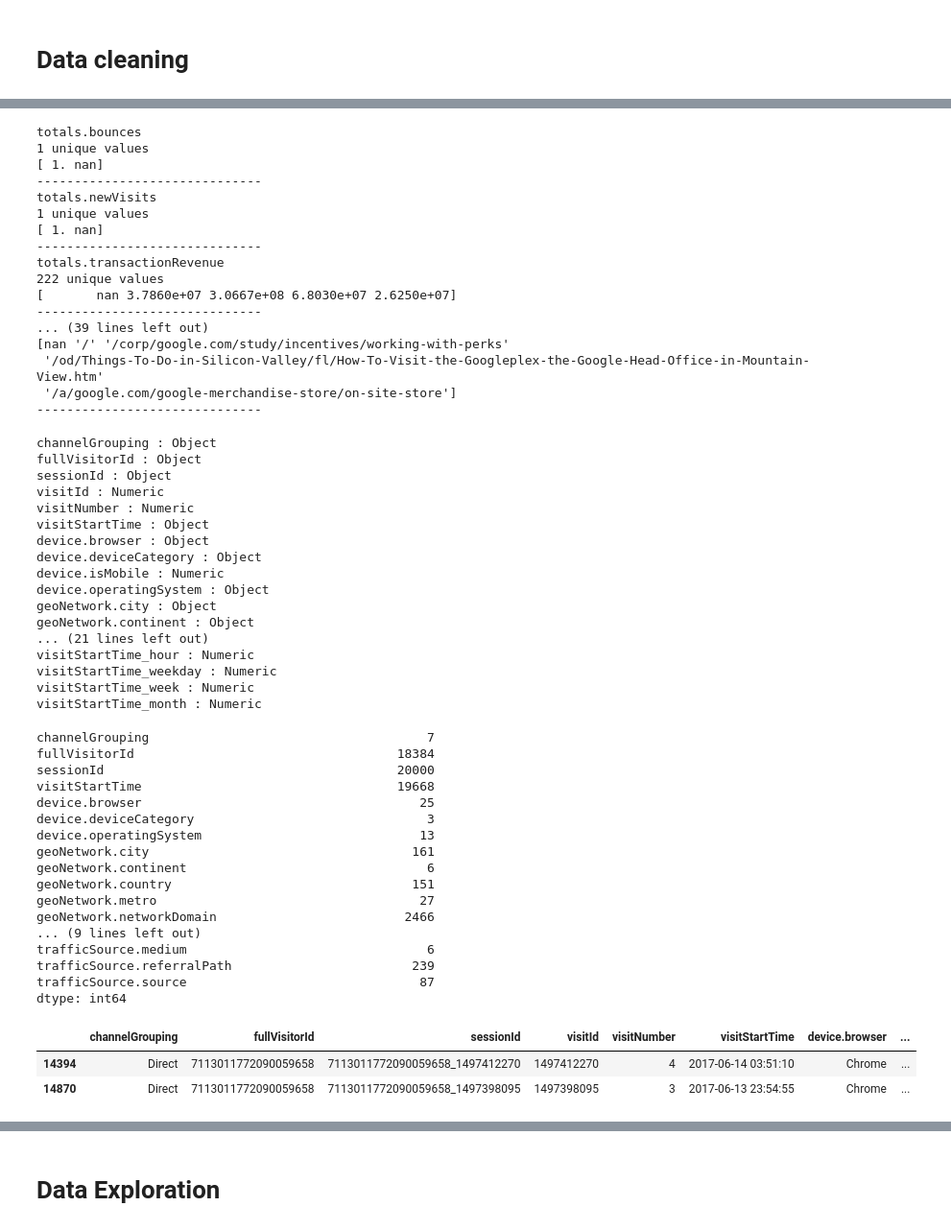
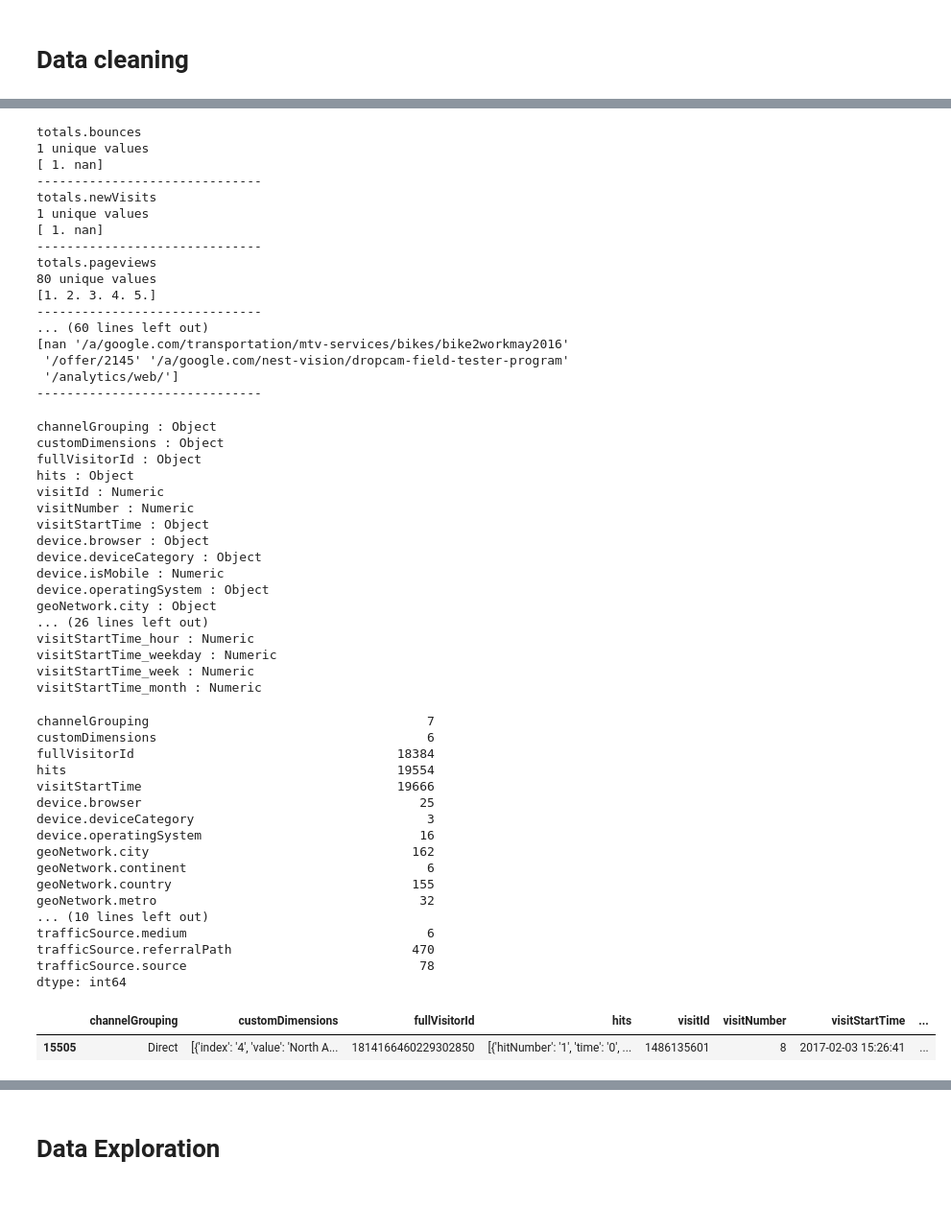
Before and after one commit to weynars/gstore_kaggle, a Jupyter notebook: notebooks/LW_Data_Exploration.ipynb, the cells around one changed output, grey strips where cells are left out. Shown at 96% size. Saved outputs shown, nothing was run; the diff lists cells and outputs as text; code cells hidden in the pictures; blank space fills up the shorter version.

```diff
--- a/notebooks/LW_Data_Exploration.ipynb
+++ b/notebooks/LW_Data_Exploration.ipynb
@@ -7,9 +7,14 @@ import numpy as np
 import pandas as pd
 from pandas.io.json import json_normalize
 pd.set_option('display.max_columns', 500)
+# %%
+train_filepath = '../data/raw/train_v2.csv'
+test_filepath = '../data/raw/test_v2.csv'
 # %%
-def load_df(csv_path='../data/raw/train.csv', nrows=None):
+def load_df(csv_path='../data/raw/train.csv_v2', nrows=None):
     JSON_COLUMNS = ['device', 'geoNetwork', 'totals', 'trafficSource']
+    # JSON_COLUMNS = ['customDimensions']
+    # conv2 = lambda x: json.loads((x).replace("'",'"'))
 
     df = pd.read_csv(csv_path,
                      converters={column: json.loads for column in JSON_COLUMNS},
@@ -17,14 +22,13 @@ def load_df(csv_path='../data/raw/train.csv', nrows=None):
                      nrows=nrows)
 
     for column in JSON_COLUMNS:
-        column_as_df = json_normalize(df[column])
+        # temp = pd.DataFrame(df[column].tolist(), columns=[column])
+        temp = df[column]
+        column_as_df = json_normalize(temp)
         column_as_df.columns = [f"{column}.{subcolumn}" for subcolumn in column_as_df.columns]
         df = df.drop(column, axis=1).merge(column_as_df, right_index=True, left_index=True)
     print(f"Loaded {os.path.basename(csv_path)}. Shape: {df.shape}")
     return df
-# %%
-train_filepath = '../data/raw/train.csv'
-test_filepath = '../data/raw/test.csv'
 # %%
 %%time
 df_train = load_df(csv_path=train_filepath, nrows=20000)
@@ -150,14 +162,14 @@ totals.newVisits
 1 unique values
 [ 1. nan]
 ------------------------------
-totals.transactionRevenue
-222 unique values
-[       nan 3.7860e+07 3.0667e+08 6.8030e+07 2.6250e+07]
+totals.pageviews
+80 unique values
+[1. 2. 3. 4. 5.]
 ------------------------------
-... (39 lines left out)
-[nan '/' '/corp/google.com/study/incentives/working-with-perks'
- '/od/Things-To-Do-in-Silicon-Valley/fl/How-To-Visit-the-Googleplex-the-Google-Head-Office-in-Mountain-View.htm'
- '/a/google.com/google-merchandise-store/on-site-store']
+... (60 lines left out)
+[nan '/a/google.com/transportation/mtv-services/bikes/bike2workmay2016'
+ '/offer/2145' '/a/google.com/nest-vision/dropcam-field-tester-program'
+ '/analytics/web/']
 ------------------------------
 # %%
 # Fill numeric columns with zero
@@ -174,8 +186,9 @@ for col in df_train.columns:
         df_train[col] = df_train[col].fillna('unknown')
 # %% [output]
 channelGrouping : Object
+customDimensions : Object
 fullVisitorId : Object
-sessionId : Object
+hits : Object
 visitId : Numeric
 visitNumber : Numeric
 visitStartTime : Object
@@ -184,8 +197,7 @@ device.deviceCategory : Object
 device.isMobile : Numeric
 device.operatingSystem : Object
 geoNetwork.city : Object
-geoNetwork.continent : Object
-... (21 lines left out)
+... (26 lines left out)
 visitStartTime_hour : Numeric
 visitStartTime_weekday : Numeric
 visitStartTime_week : Numeric
@@ -195,30 +207,28 @@ visitStartTime_month : Numeric
 df_train[object_cols].nunique()
 # %% [output]
 channelGrouping                                     7
+customDimensions                                    6
 fullVisitorId                                   18384
-sessionId                                       20000
-visitStartTime                                  19668
+hits                                            19554
+visitStartTime                                  19666
 device.browser                                     25
 device.deviceCategory                               3
-device.operatingSystem                             13
-geoNetwork.city                                   161
+device.operatingSystem                             16
+geoNetwork.city                                   162
 geoNetwork.continent                                6
-geoNetwork.country                                151
-geoNetwork.metro                                   27
-geoNetwork.networkDomain                         2466
-... (9 lines left out)
+geoNetwork.country                                155
+geoNetwork.metro                                   32
+... (10 lines left out)
 trafficSource.medium                                6
-trafficSource.referralPath                        239
-trafficSource.source                               87
+trafficSource.referralPath                        470
+trafficSource.source                               78
 dtype: int64
 # %%
 # df_train.groupby('fullVisitorId').sum()['totals.transactionRevenue'].sort_values()
-# df_train[df_train['fullVisitorId']=='1957458976293878100']
-df_train[df_train['fullVisitorId']=='7113011772090059658']
+df_train[df_train['fullVisitorId']=='1814166460229302850']
 # %% [output]
-|  | channelGrouping | fullVisitorId | sessionId | visitId | visitNumber | visitStartTime | device.browser | ... |
-| 14394 | Direct | 7113011772090059658 | 7113011772090059658_1497412270 | 1497412270 | 4 | 2017-06-14 03:51:10 | Chrome | ... |
-| 14870 | Direct | 7113011772090059658 | 7113011772090059658_1497398095 | 1497398095 | 3 | 2017-06-13 23:54:55 | Chrome | ... |
+|  | channelGrouping | customDimensions | fullVisitorId | hits | visitId | visitNumber | visitStartTime | ... |
+| 15505 | Direct | [{'index': '4', 'value': 'North A... | 1814166460229302850 | [{'hitNumber': '1', 'time': '0', ... | 1486135601 | 8 | 2017-02-03 15:26:41 | ... |
 # %%
 # Check low occurencies unique values
 high_dimension_cols = ['geoNetwork.city', 'geoNetwork.country', 'geoNetwork.networkDomain', 'trafficSource.adwordsClickInfo.gclId', 'trafficSource.keyword', 'trafficSource.referralPath', 'trafficSource.source']
```
Also changed, not shown: parts of 16 cells of this notebook.
